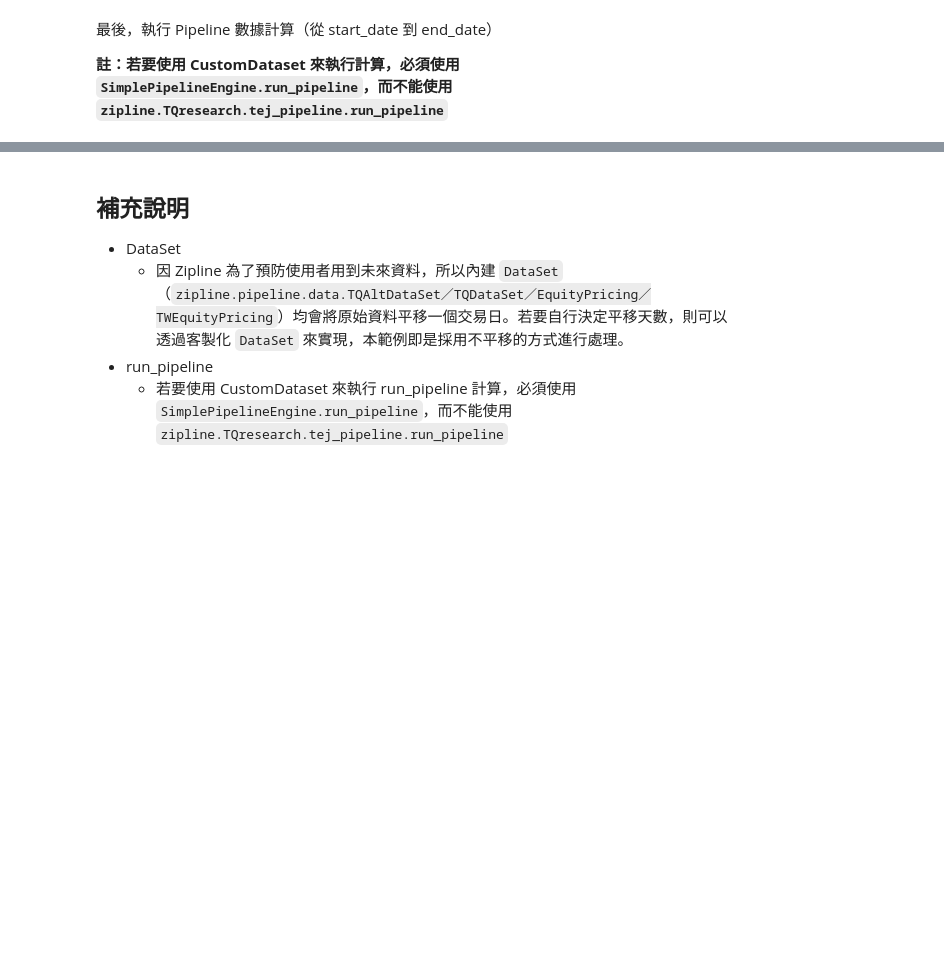
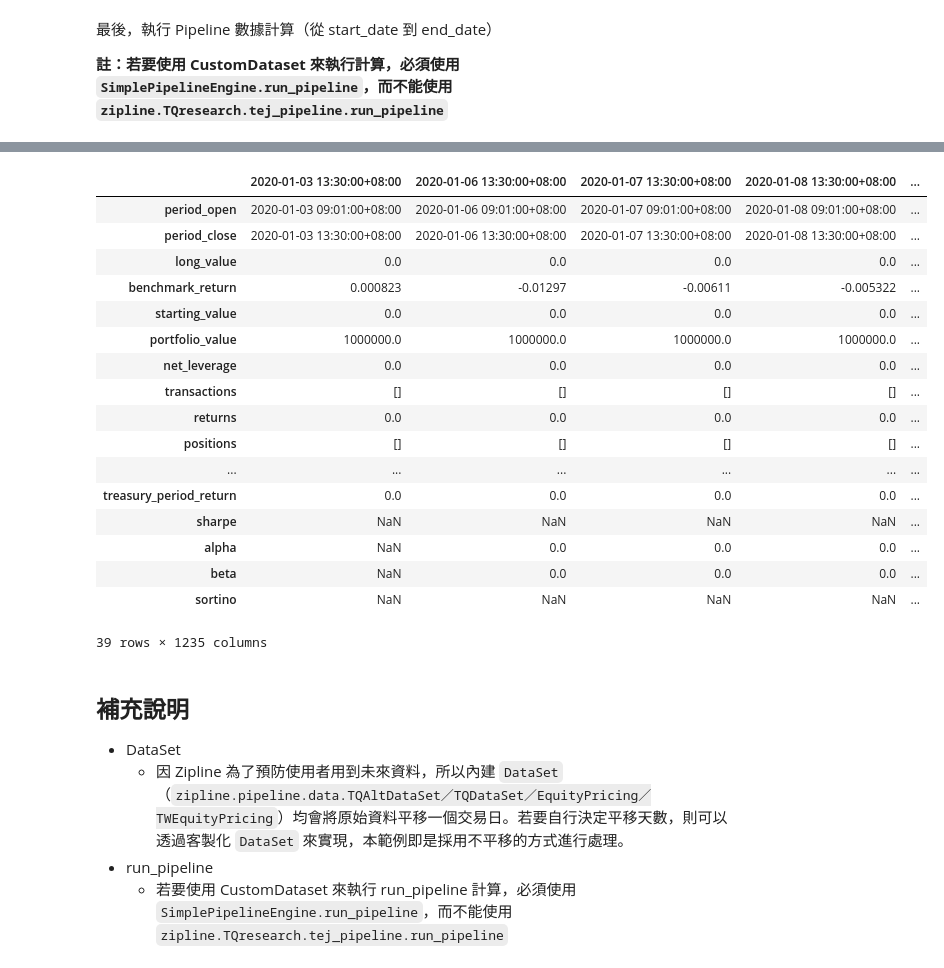
Before and after one commit to tejtw/TQuant-Lab, a Jupyter notebook: lecture/DataFrameLoader.ipynb, the cells around one changed output, grey strips where cells are left out. Drawn from its saved outputs; the diff is of its cells as text; code cells hidden in the pictures; blank space fills up the shorter version.

```diff
--- a/lecture/DataFrameLoader.ipynb
+++ b/lecture/DataFrameLoader.ipynb
@@ -223,3 +292,24 @@ result.head()
+# %%
+results.T
+# %% [output]
+|  | 2020-01-03 13:30:00+08:00 | 2020-01-06 13:30:00+08:00 | 2020-01-07 13:30:00+08:00 | 2020-01-08 13:30:00+08:00 | ... |
+| period_open | 2020-01-03 09:01:00+08:00 | 2020-01-06 09:01:00+08:00 | 2020-01-07 09:01:00+08:00 | 2020-01-08 09:01:00+08:00 | ... |
+| period_close | 2020-01-03 13:30:00+08:00 | 2020-01-06 13:30:00+08:00 | 2020-01-07 13:30:00+08:00 | 2020-01-08 13:30:00+08:00 | ... |
+| long_value | 0.0 | 0.0 | 0.0 | 0.0 | ... |
+| benchmark_return | 0.000823 | -0.01297 | -0.00611 | -0.005322 | ... |
+| starting_value | 0.0 | 0.0 | 0.0 | 0.0 | ... |
+| portfolio_value | 1000000.0 | 1000000.0 | 1000000.0 | 1000000.0 | ... |
+| net_leverage | 0.0 | 0.0 | 0.0 | 0.0 | ... |
+| transactions | [] | [] | [] | [] | ... |
+| returns | 0.0 | 0.0 | 0.0 | 0.0 | ... |
+| positions | [] | [] | [] | [] | ... |
+| ... | ... | ... | ... | ... | ... |
+| treasury_period_return | 0.0 | 0.0 | 0.0 | 0.0 | ... |
+| sharpe | NaN | NaN | NaN | NaN | ... |
+| alpha | NaN | 0.0 | 0.0 | 0.0 | ... |
+| beta | NaN | 0.0 | 0.0 | 0.0 | ... |
+| sortino | NaN | NaN | NaN | NaN | ... |
+39 rows × 1235 columns
 # %% [markdown]
 ## 補充說明
 - DataSet
```
Also changed, not shown: parts of 7 cells of this notebook.
